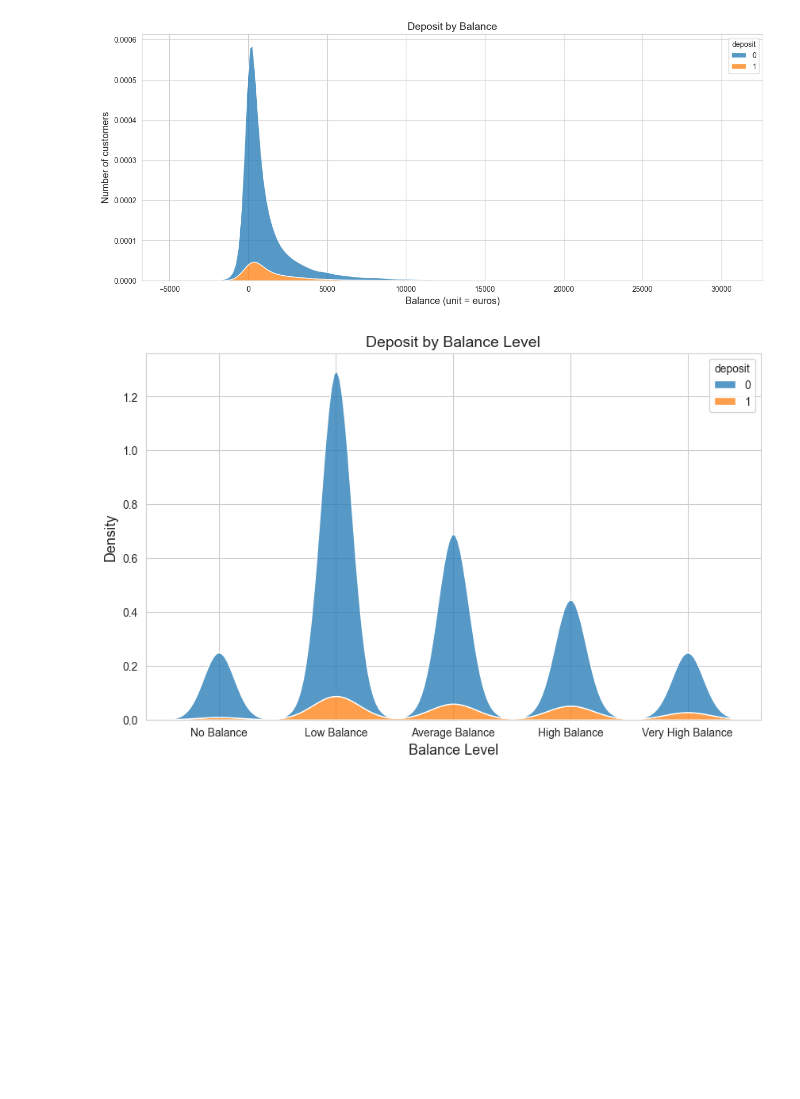
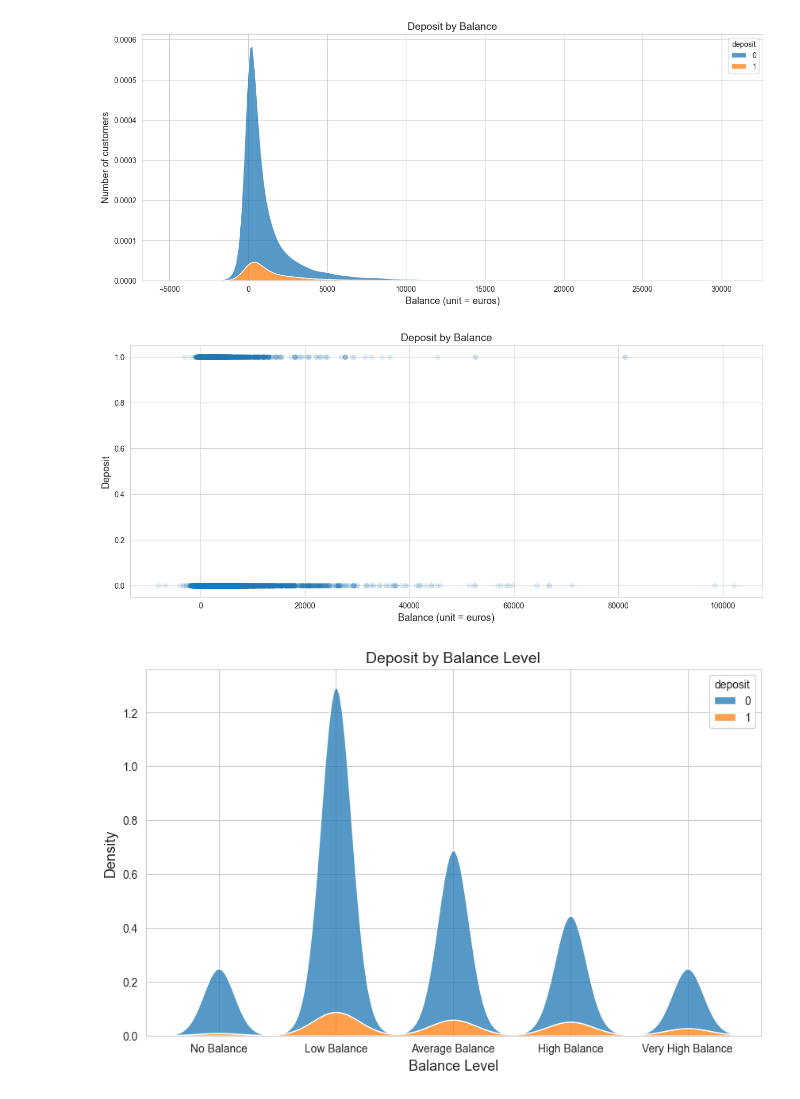
Before and after one commit to 87tana/ML_Classification_Imbalance_Banking, a Jupyter notebook: Bank2_ Bank_EDA.ipynb, the cells around one changed output. Drawn from its saved outputs; the diff is of its cells as text; code cells hidden in the pictures; blank space fills up the shorter version.

```diff
--- a/Bank2_ Bank_EDA.ipynb
+++ b/Bank2_ Bank_EDA.ipynb
@@ -876,6 +876,15 @@ bal_dep.set_title('Deposit by Balance', fontsize = 14)
 plt.show()
 # %% [output]
 [figure]
+# %%
+plt.figure(figsize=(15,6))
+plt.scatter(df['balance'], df['deposit'], alpha=0.1)
+plt.xlabel('Balance (unit = euros)', fontsize = 13)
+plt.ylabel('Deposit', fontsize = 13)
+plt.title('Deposit by Balance', fontsize = 14)
+plt.show()
+# %% [output]
+[figure, added]
 # %%
 def Balance_level(df):
     if df['balance'] < 0:
```
Also changed, not shown: parts of 3 cells of this notebook.
